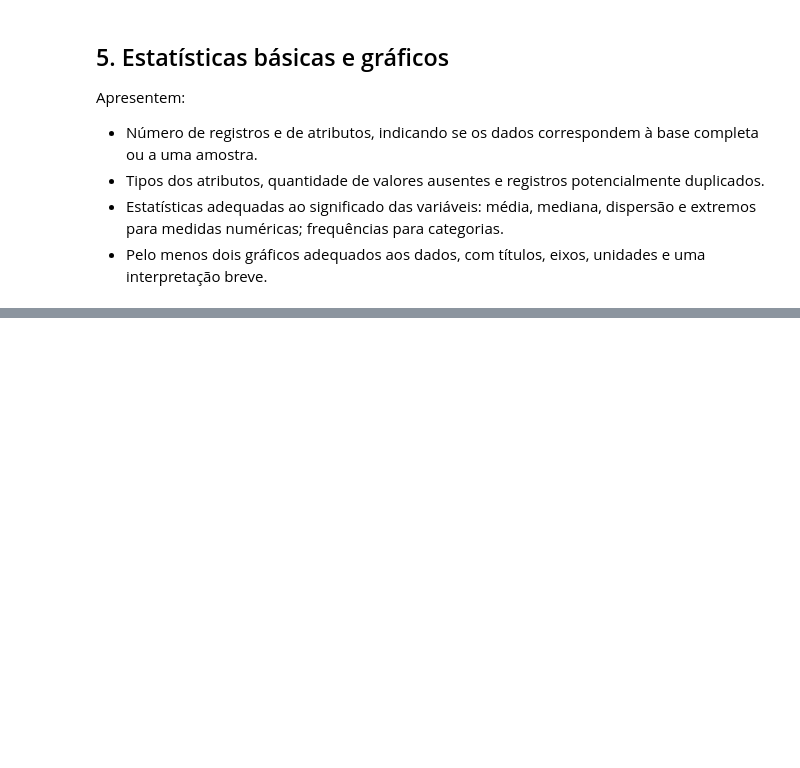
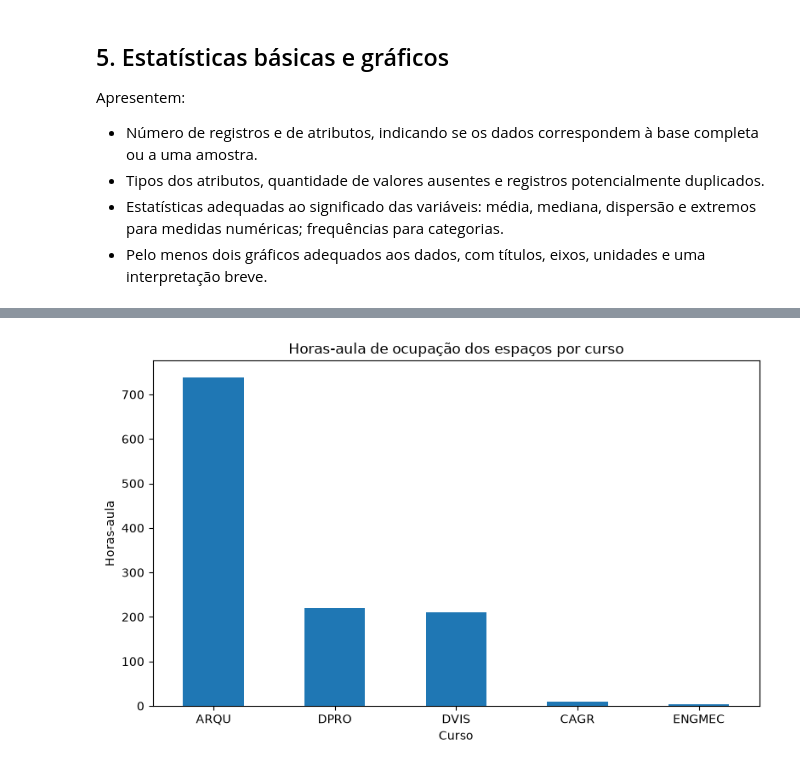
Before and after one commit to SergioProf/IA001, a Jupyter notebook: atividade01_proposta_analise_visual.ipynb, the cells around one changed output, grey strips where cells are left out. Drawn from its saved outputs; the diff is of its cells as text; code cells hidden in the pictures; blank space fills up the shorter version.

```diff
--- a/atividade01_proposta_analise_visual.ipynb
+++ b/atividade01_proposta_analise_visual.ipynb
@@ -108,2 +119,19 @@ Apresentem:
 # %%
-# Carregamento dos dados
+# ============================================================
+# CARREGAMENTO DOS DADOS
+# ============================================================
+
+# Lê o arquivo CSV e cria o DataFrame chamado df.
+# O arquivo está na mesma pasta do notebook.
+df = pd.read_csv("mapa_salas_tidy.csv")
+
+# Mostra informações gerais sobre a estrutura da base:
+# número de registros, número de colunas,
+# nomes das colunas, valores não ausentes e tipos de dados.
+df.info()
+
+# Verifica se existem linhas exatamente duplicadas.
+# O resultado esperado é 0.
+duplicados = df.duplicated().sum()
+
+print(f"\nRegistros exatamente duplicados: {duplicados}")
@@ -111,0 +321,40 @@ Apresentem:
+# %%
+# ------------------------------------------------------------
+# 3.5 Gráfico: horas de ocupação por curso
+# ------------------------------------------------------------
+
+plt.figure(figsize=(8, 5))
+# Cria uma nova figura com 8 polegadas de largura por 5 de altura.
+
+horas_por_curso.plot(kind="bar")
+# Usa o método .plot() do próprio pandas (não do Seaborn) para desenhar
+# um gráfico de barras verticais diretamente a partir da Series
+# "horas_por_curso" (calculada na etapa 3.2).
+#
+# - O índice da Series (nomes dos cursos) vira o eixo X.
+# - Os valores da Series (soma de "numero_periodos") viram a altura das barras.
+# - Como "horas_por_curso" já estava ordenada (sort_values(ascending=False)),
+#   as barras já aparecem do curso com MAIS horas-aula para o com MENOS,
+#   sem precisar usar o parâmetro "order" como no sns.countplot.
+
+plt.title("Horas-aula de ocupação dos espaços por curso")
+# Define o título do gráfico.
+
+plt.xlabel("Curso")
+# Rótulo do eixo X.
+
+plt.ylabel("Horas-aula")
+# Rótulo do eixo Y.
+
+plt.xticks(rotation=0)
+# Mantém os rótulos do eixo X na horizontal (sem rotação).
+# Se os nomes dos cursos forem longos, pode ser necessário aumentar
+# esse valor (ex: rotation=45) para evitar sobreposição.
+
+plt.tight_layout()
+# Ajusta automaticamente os espaçamentos para evitar cortes/sobreposições.
+
+plt.show()
+# Exibe o gráfico.
+# %% [output]
+[figure, added]
```
Also changed, not shown: parts of 12 cells of this notebook, 2 other files.
